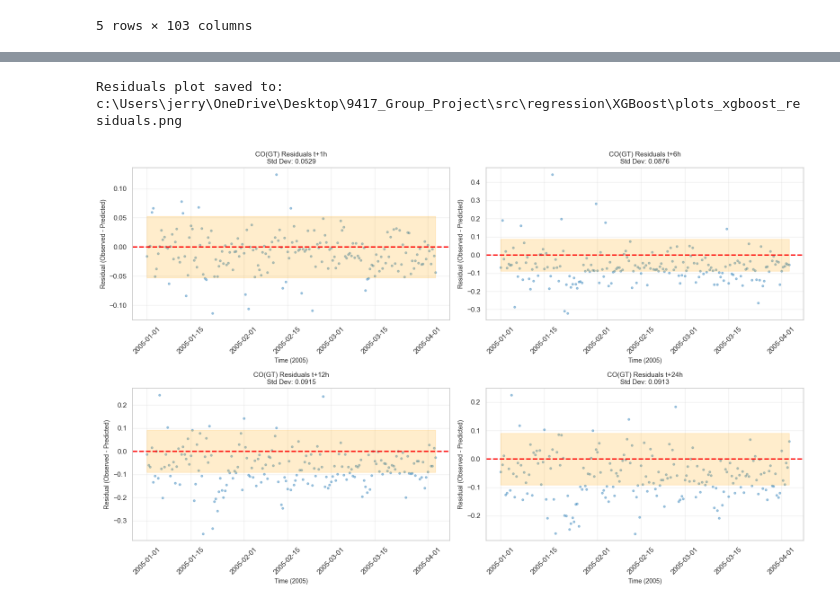
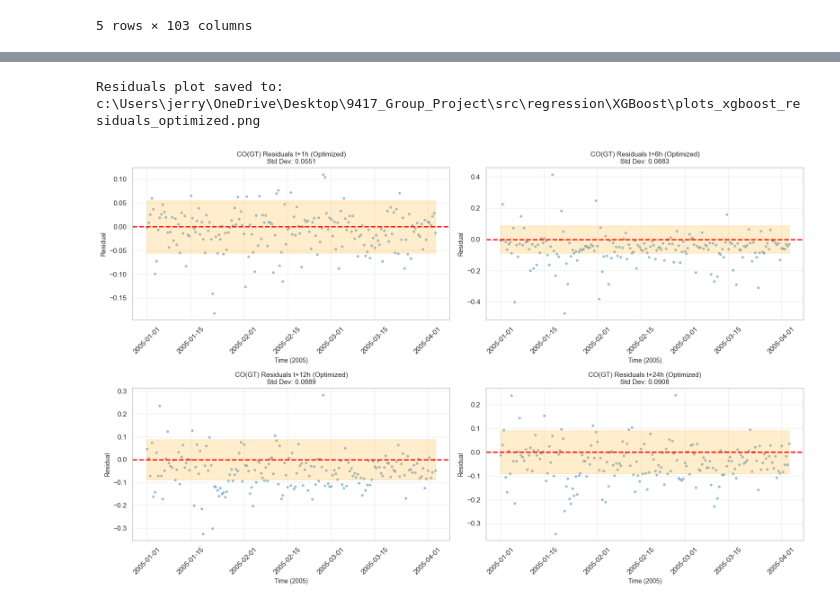
Before and after one commit to jerryjlzhou/9417_Group_Project, a Jupyter notebook: src/regression/XGBoost/xgBoost.ipynb, the cells around one changed output, grey strips where cells are left out. Cells and saved outputs as stored; diff of their text form; code cells hidden in the pictures.

Commit message:
Finalized XGBoost + Bayesian optimization

```diff
--- a/src/regression/XGBoost/xgBoost.ipynb
+++ b/src/regression/XGBoost/xgBoost.ipynb
@@ -339,49 +632,62 @@ axes = axes.flatten()
 
 for idx, horizon in enumerate(HORIZONS):
     target_col = f"{selected_pollutant}_t+{horizon}"
 
-    # Train model
-    X_train = train_data[feature_cols]
-    y_train = train_data[target_col]
-    X_val = val_data[feature_cols]
-    y_val = val_data[target_col]
+    # Get optimized hyperparameters for this model
+    model_result = results_df[(results_df['Pollutant'] == selected_pollutant) &
+                              (results_df['Horizon'] == f't+{horizon}h')].iloc[0]
+
+    best_params = {
+        'n_estimators': int(model_result['n_estimators']),
+        'learning_rate': model_result['learning_rate'],
+        'max_depth': int(model_result['max_depth']),
+        'min_child_weight': int(model_result['min_child_weight']),
+        'subsample': model_result['subsample'],
+        'colsample_bytree': model_result['colsample_bytree'],
+        'gamma': model_result['gamma'],
+        'reg_alpha': model_result['reg_alpha'],
+        'reg_lambda': model_result['reg_lambda'],
+        'objective': 'reg:squarederror',
+        'random_state': RANDOM_STATE,
+        'n_jobs': -1,
+        'tree_method': 'hist'
+    }
+
+    # Train model with optimized hyperparameters
+    X_train_full = pd.concat([train_data[feature_cols], val_data[feature_cols]])
+    y_train_full = pd.concat([train_data[target_col], val_data[target_col]])
     X_test = test_2005[feature_cols]
     y_test = test_2005[target_col]
 
-    model = xgb.XGBRegressor(
-        n_estimators=300, learning_rate=0.05, max_depth=6,
-        min_child_weight=3, subsample=0.8, colsample_bytree=0.8,
-        objective='reg:squarederror', random_state=42, n_jobs=-1, tree_method='hist'
-    )
-    model.fit(X_train, y_train, eval_set=[(X_val, y_val)], verbose=False)
+    model = xgb.XGBRegressor(**best_params)
+    model.fit(X_train_full, y_train_full, verbose=False)
 
     y_pred = model.predict(X_test)
     residuals = y_test - y_pred
 
     # Plot residuals over time
     ax = axes[idx]
     time_subset = test_2005['DateTime'].iloc[::12]  # Sample every 12 hours
     residuals_subset = residuals.iloc[::12]
 
     ax.scatter(time_subset, residuals_subset, alpha=0.4, s=10)
     ax.axhline(y=0, color='r', linestyle='--', linewidth=2)
     ax.fill_between(time_subset, -residuals.std(), residuals.std(), alpha=0.2, color='orange')
 
-    ax.set_title(f'{selected_pollutant} Residuals t+{horizon}h\nStd Dev: {residuals.std():.4f}', fontsize=11)
+    ax.set_title(f'{selected_pollutant} Residuals t+{horizon}h (Optimized)\nStd Dev: {residuals.std():.4f}', fontsize=11)
     ax.set_xlabel('Time (2005)', fontsize=10)
-    ax.set_ylabel('Residual (Observed - Predicted)', fontsize=10)
+    ax.set_ylabel('Residual', fontsize=10)
     ax.grid(alpha=0.3)
     ax.tick_params(axis='x', rotation=45)
 
 plt.tight_layout()
 
 # Save to local directory
-residual_path = 'plots_xgboost_residuals.png'
-plt.savefig(residual_path, dpi=150, bbox_inches='tight')
-print(f"Residuals plot saved to: {os.path.abspath(residual_path)}")
-
+residual_plot_path = 'plots_xgboost_residuals_optimized.png'
+plt.savefig(residual_plot_path, dpi=150, bbox_inches='tight')
+print(f"Residuals plot saved to: {os.path.abspath(residual_plot_path)}")
 
 plt.show()
 # %% [output]
-Residuals plot saved to: c:\Users\jerry\OneDrive\Desktop\9417_Group_Project\src\regression\XGBoost\plots_xgboost_residuals.png
+Residuals plot saved to: c:\Users\jerry\OneDrive\Desktop\9417_Group_Project\src\regression\XGBoost\plots_xgboost_residuals_optimized.png
-[figure, old version]
+[figure, new version]
```
Also changed, not shown: parts of 10 cells of this notebook, 7 other files.
